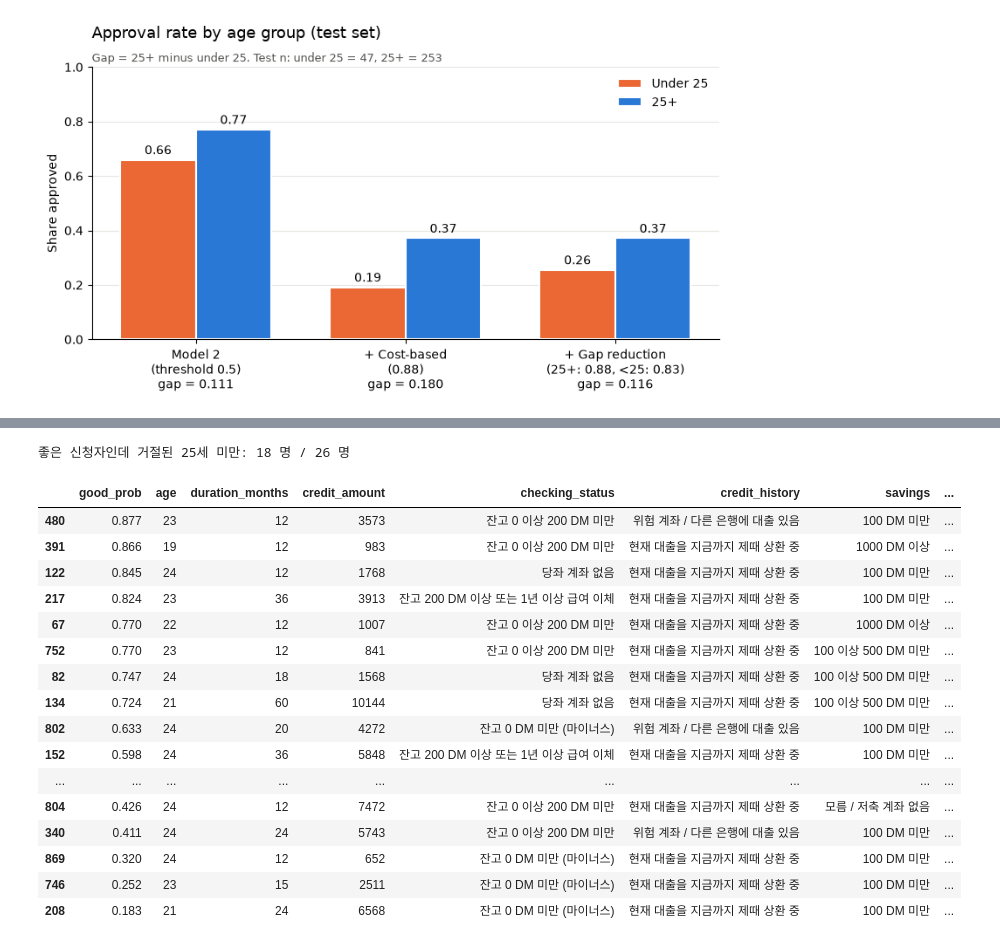
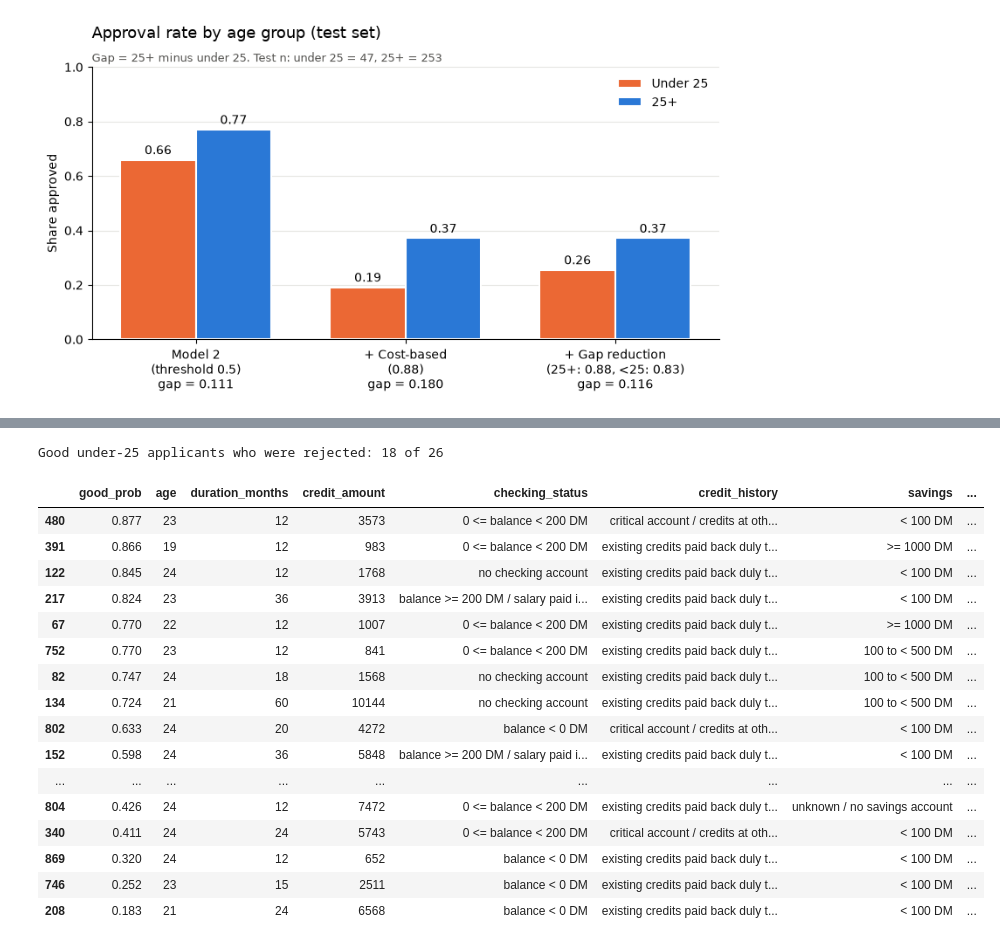
Before and after one commit to minjaekim1702-max/loan-fairness-audit, a Jupyter notebook: audit.ipynb, the cells around one changed output, grey strips where cells are left out. Cells and saved outputs as stored; diff of their text form; code cells hidden in the pictures.

```diff
--- a/audit.ipynb
+++ b/audit.ipynb
@@ -524,7 +534,7 @@ n_25plus = (group_test == "25+").sum()
 
 rows = [
     {
-        "model": "Baseline (전원 승인)",
+        "model": "Baseline (approve all)",
         "accuracy": baseline_acc,
         "approval_under25": baseline_rates["under 25"],
         "approval_25plus": baseline_rates["25+"],
@@ -533,7 +543,7 @@ rows = [
         "n_test_25plus": n_25plus,
     },
     {
-        "model": "Model 1 (LogReg, 나이 포함)",
+        "model": "Model 1 (LogReg, with age)",
         "accuracy": model1_acc,
         "approval_under25": model1_rates["under 25"],
         "approval_25plus": model1_rates["25+"],
@@ -646,11 +656,11 @@ dtype: int64
 # %%
-# test 300명의 실제 good 비율 (그룹별)
+# Actual good rate of the 300 test applicants, by group
 actual_rates = y_test.groupby(group_test).mean()
 actual_gap = actual_rates["25+"] - actual_rates["under 25"]
 
 final_rows = rows + [
     {
-        "model": "Model 2 (LogReg, 나이 제외)",
+        "model": "Model 2 (LogReg, without age)",
         "accuracy": model2_acc,
         "approval_under25": model2_rates["under 25"],
         "approval_25plus": model2_rates["25+"],
@@ -659,7 +669,7 @@ final_rows = rows + [
         "n_test_25plus": n_25plus,
     },
     {
-        "model": "Actual (test 실제 good 비율)",
+        "model": "Actual (test good rate)",
         "accuracy": float("nan"),
         "approval_under25": actual_rates["under 25"],
         "approval_25plus": actual_rates["25+"],
@@ -839,22 +848,22 @@ proxy_table
 # %%
 import matplotlib.pyplot as plt
 
-# 10단계 표에서 gap만, 보여줄 순서대로
+# Gap column from the Step 10 table, in display order
 order = [
-    "Actual (test 실제 good 비율)",
-    "Baseline (전원 승인)",
-    "Model 1 (LogReg, 나이 포함)",
-    "Model 2 (LogReg, 나이 제외)",
+    "Actual (test good rate)",
+    "Baseline (approve all)",
+    "Model 1 (LogReg, with age)",
+    "Model 2 (LogReg, without age)",
 ]
 gaps = final_comparison["gap"].loc[order]
 
 labels = ["Actual outcome", "Baseline\n(approve all)", "Model 1\n(with age)", "Model 2\n(without age)"]
-colors = ["#9a9a96", "#2a78d6", "#2a78d6", "#2a78d6"]   # 실제 = 회색, 모델 = 파란색
+colors = ["#9a9a96", "#2a78d6", "#2a78d6", "#2a78d6"]   # actual = gray, models = blue
 
 fig, ax = plt.subplots(figsize=(7, 4))
 ax.bar(labels, gaps.values, color=colors, width=0.6)
 
-# 막대 위에 숫자 쓰기
+# Value on top of each bar
 for i, v in enumerate(gaps.values):
     ax.text(i, v + 0.005, f"{v:.3f}", ha="center", va="bottom", fontsize=11)
 
@@ -1232,44 +1239,44 @@ plt.show()
 # %%
-# 25세 미만 + 실제 good + 비용 기준에서 거절
+# Under 25 + actually good + rejected at the cost threshold
 mask = (group_test == "under 25") & (y_test == 1) & (cost_pred == 0)
-print("좋은 신청자인데 거절된 25세 미만:", mask.sum(), "명 /",
-      ((group_test == "under 25") & (y_test == 1)).sum(), "명")
+print("Good under-25 applicants who were rejected:", mask.sum(), "of",
+      ((group_test == "under 25") & (y_test == 1)).sum())
 
 show_cols = [
     "age", "duration_months", "credit_amount", "checking_status",
     "credit_history", "savings", "employment_since", "housing", "purpose",
 ]
 
 rejected_young = X_test.loc[mask, show_cols].copy()
 
-# 코드(A11 등) → 한국어 뜻
-code_to_ko = dict(zip(code_table["code"], code_table["뜻"]))
-rejected_young = rejected_young.replace(code_to_ko)
+# Code (A11, ...) -> meaning
+code_meaning = dict(zip(code_table["code"], code_table["meaning"]))
+rejected_young = rejected_young.replace(code_meaning)
 
-# 모델 2가 준 good일 확률 (0.88 미만이라 거절됨)
+# Model 2's probability of good (below 0.88, so rejected)
 rejected_young.insert(0, "good_prob", test_prob[mask].round(3))
 
-# 이유는 직접 채울 빈칸
-rejected_young["이유"] = ""
+# Reason: to be filled in by hand
+rejected_young["reason"] = ""
 
 rejected_young.sort_values("good_prob", ascending=False)
 # %% [output]
-좋은 신청자인데 거절된 25세 미만: 18 명 / 26 명
+Good under-25 applicants who were rejected: 18 of 26
 |  | good_prob | age | duration_months | credit_amount | checking_status | credit_history | savings | ... |
-| 480 | 0.877 | 23 | 12 | 3573 | 잔고 0 이상 200 DM 미만 | 위험 계좌 / 다른 은행에 대출 있음 | 100 DM 미만 | ... |
-| 391 | 0.866 | 19 | 12 | 983 | 잔고 0 이상 200 DM 미만 | 현재 대출을 지금까지 제때 상환 중 | 1000 DM 이상 | ... |
-| 122 | 0.845 | 24 | 12 | 1768 | 당좌 계좌 없음 | 현재 대출을 지금까지 제때 상환 중 | 100 DM 미만 | ... |
-| 217 | 0.824 | 23 | 36 | 3913 | 잔고 200 DM 이상 또는 1년 이상 급여 이체 | 현재 대출을 지금까지 제때 상환 중 | 100 DM 미만 | ... |
-| 67 | 0.770 | 22 | 12 | 1007 | 잔고 0 이상 200 DM 미만 | 현재 대출을 지금까지 제때 상환 중 | 1000 DM 이상 | ... |
-| 752 | 0.770 | 23 | 12 | 841 | 잔고 0 이상 200 DM 미만 | 현재 대출을 지금까지 제때 상환 중 | 100 이상 500 DM 미만 | ... |
-| 82 | 0.747 | 24 | 18 | 1568 | 당좌 계좌 없음 | 현재 대출을 지금까지 제때 상환 중 | 100 이상 500 DM 미만 | ... |
-| 134 | 0.724 | 21 | 60 | 10144 | 당좌 계좌 없음 | 현재 대출을 지금까지 제때 상환 중 | 100 이상 500 DM 미만 | ... |
-| 802 | 0.633 | 24 | 20 | 4272 | 잔고 0 DM 미만 (마이너스) | 위험 계좌 / 다른 은행에 대출 있음 | 100 DM 미만 | ... |
-| 152 | 0.598 | 24 | 36 | 5848 | 잔고 200 DM 이상 또는 1년 이상 급여 이체 | 현재 대출을 지금까지 제때 상환 중 | 100 DM 미만 | ... |
+| 480 | 0.877 | 23 | 12 | 3573 | 0 <= balance < 200 DM | critical account / credits at oth... | < 100 DM | ... |
+| 391 | 0.866 | 19 | 12 | 983 | 0 <= balance < 200 DM | existing credits paid back duly t... | >= 1000 DM | ... |
+| 122 | 0.845 | 24 | 12 | 1768 | no checking account | existing credits paid back duly t... | < 100 DM | ... |
+| 217 | 0.824 | 23 | 36 | 3913 | balance >= 200 DM / salary paid i... | existing credits paid back duly t... | < 100 DM | ... |
+| 67 | 0.770 | 22 | 12 | 1007 | 0 <= balance < 200 DM | existing credits paid back duly t... | >= 1000 DM | ... |
+| 752 | 0.770 | 23 | 12 | 841 | 0 <= balance < 200 DM | existing credits paid back duly t... | 100 to < 500 DM | ... |
+| 82 | 0.747 | 24 | 18 | 1568 | no checking account | existing credits paid back duly t... | 100 to < 500 DM | ... |
+| 134 | 0.724 | 21 | 60 | 10144 | no checking account | existing credits paid back duly t... | 100 to < 500 DM | ... |
+| 802 | 0.633 | 24 | 20 | 4272 | balance < 0 DM | critical account / credits at oth... | < 100 DM | ... |
+| 152 | 0.598 | 24 | 36 | 5848 | balance >= 200 DM / salary paid i... | existing credits paid back duly t... | < 100 DM | ... |
 | ... | ... | ... | ... | ... | ... | ... | ... | ... |
-| 804 | 0.426 | 24 | 12 | 7472 | 잔고 0 이상 200 DM 미만 | 현재 대출을 지금까지 제때 상환 중 | 모름 / 저축 계좌 없음 | ... |
-| 340 | 0.411 | 24 | 24 | 5743 | 잔고 0 이상 200 DM 미만 | 위험 계좌 / 다른 은행에 대출 있음 | 100 DM 미만 | ... |
-| 869 | 0.320 | 24 | 12 | 652 | 잔고 0 DM 미만 (마이너스) | 현재 대출을 지금까지 제때 상환 중 | 100 DM 미만 | ... |
-| 746 | 0.252 | 23 | 15 | 2511 | 잔고 0 DM 미만 (마이너스) | 현재 대출을 지금까지 제때 상환 중 | 100 DM 미만 | ... |
-| 208 | 0.183 | 21 | 24 | 6568 | 잔고 0 DM 미만 (마이너스) | 현재 대출을 지금까지 제때 상환 중 | 100 DM 미만 | ... |
+| 804 | 0.426 | 24 | 12 | 7472 | 0 <= balance < 200 DM | existing credits paid back duly t... | unknown / no savings account | ... |
+| 340 | 0.411 | 24 | 24 | 5743 | 0 <= balance < 200 DM | critical account / credits at oth... | < 100 DM | ... |
+| 869 | 0.320 | 24 | 12 | 652 | balance < 0 DM | existing credits paid back duly t... | < 100 DM | ... |
+| 746 | 0.252 | 23 | 15 | 2511 | balance < 0 DM | existing credits paid back duly t... | < 100 DM | ... |
+| 208 | 0.183 | 21 | 24 | 6568 | balance < 0 DM | existing credits paid back duly t... | < 100 DM | ... |
 # %% [markdown]
```
Also changed, not shown: parts of 49 cells of this notebook, 1 other file.
